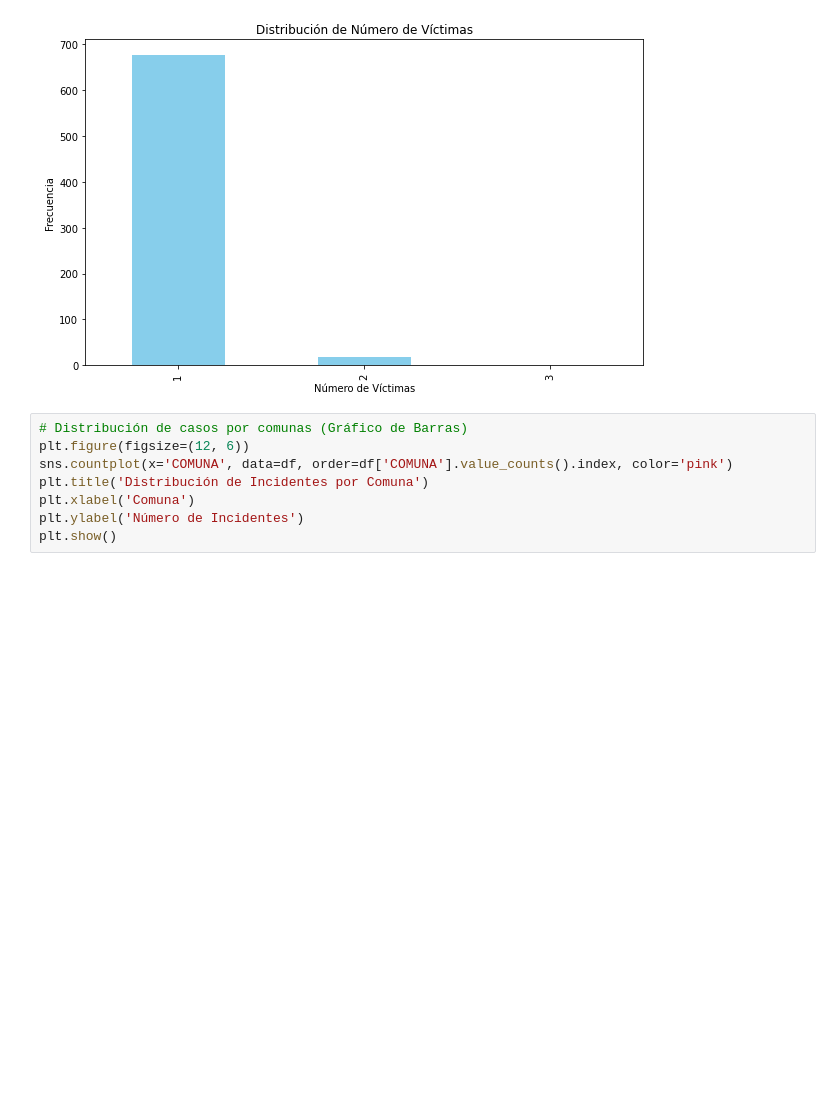
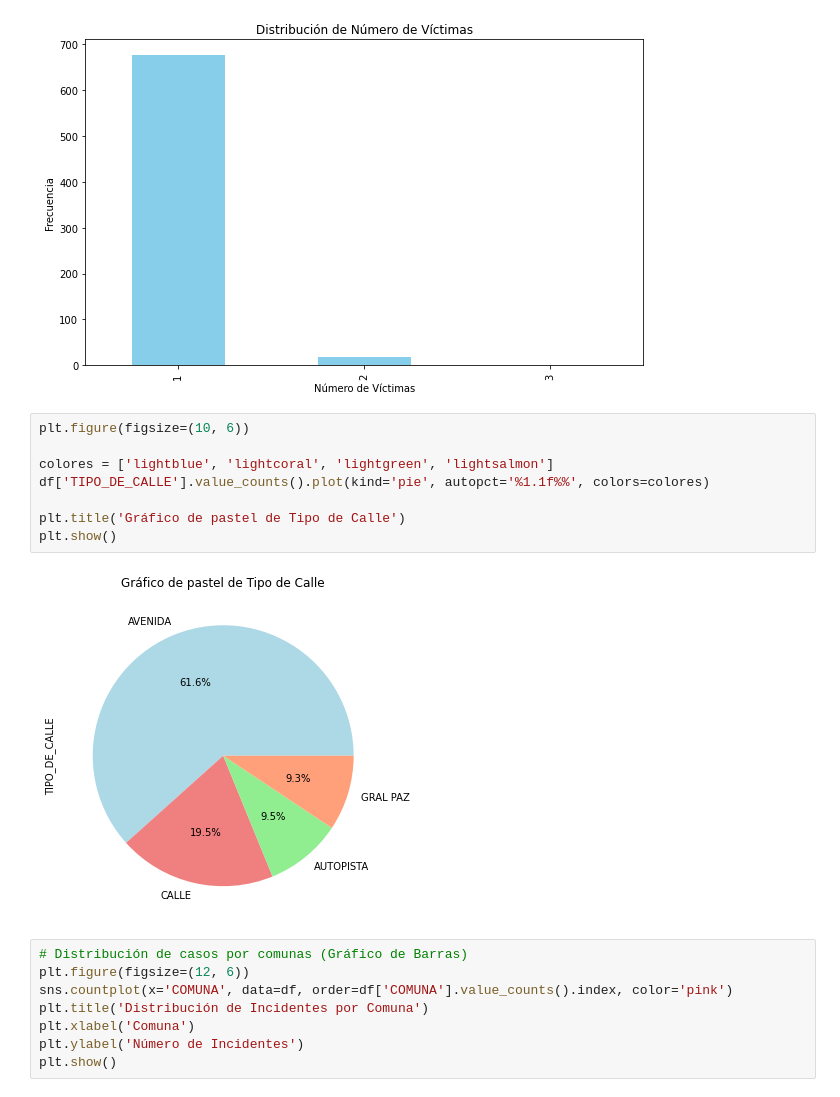
Before and after one commit to nickyczeme/SAT-homicidios, a Jupyter notebook: SAT.ipynb, the cells around one changed output. Cells and saved outputs as stored; diff of their text form; blank space fills up the shorter version.

Commit message:
Agregue grafico de torta del tipo de calle

```diff
--- a/SAT.ipynb
+++ b/SAT.ipynb
@@ -141,6 +141,16 @@ plt.ylabel('Frecuencia')
 plt.show()
 # %% [output]
 [figure]
+# %%
+plt.figure(figsize=(10, 6))
+
+colores = ['lightblue', 'lightcoral', 'lightgreen', 'lightsalmon']
+df['TIPO_DE_CALLE'].value_counts().plot(kind='pie', autopct='%1.1f%%', colors=colores)
+
+plt.title('Gráfico de pastel de Tipo de Calle')
+plt.show()
+# %% [output]
+[figure, added]
 # %%
 # Distribución de casos por comunas (Gráfico de Barras)
 plt.figure(figsize=(12, 6))
```
